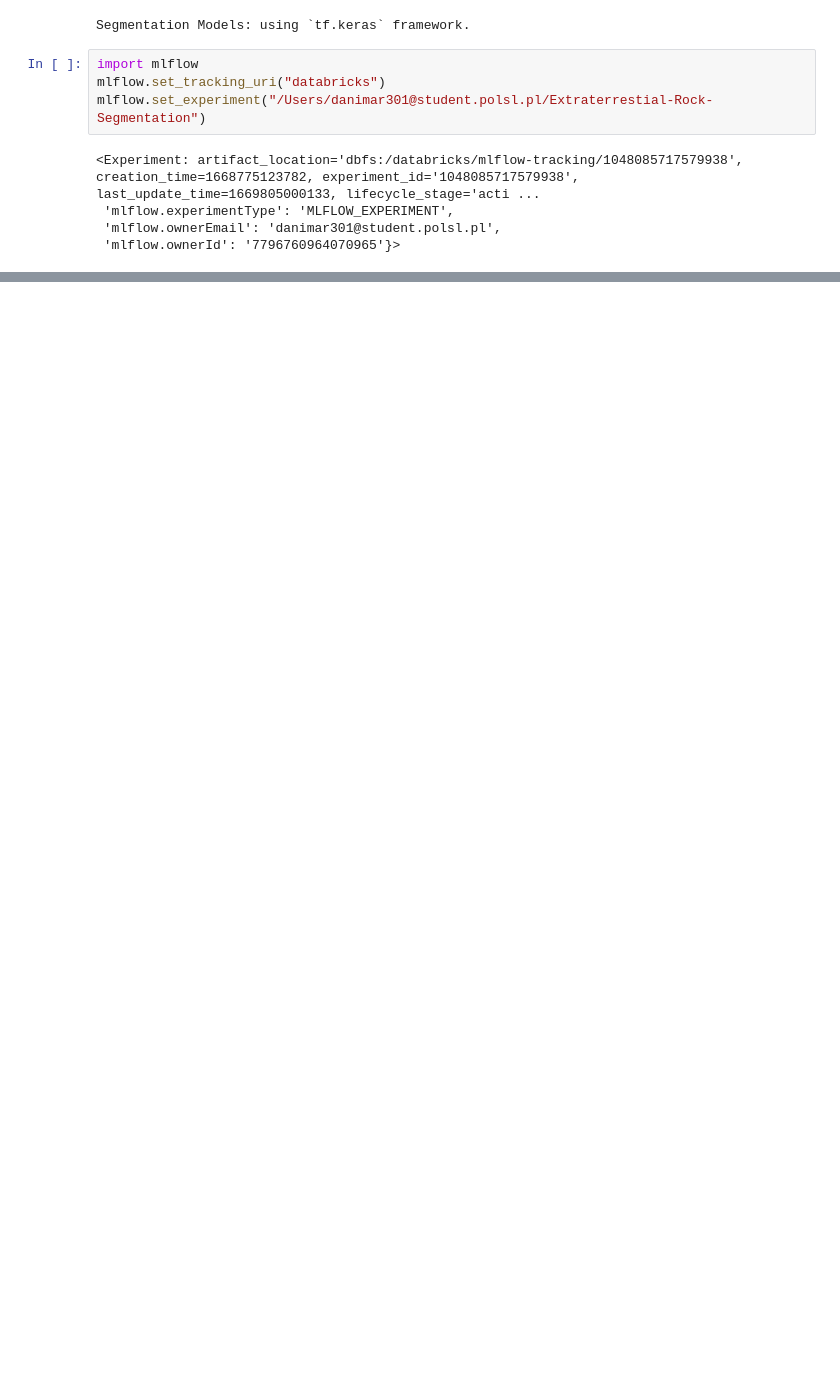
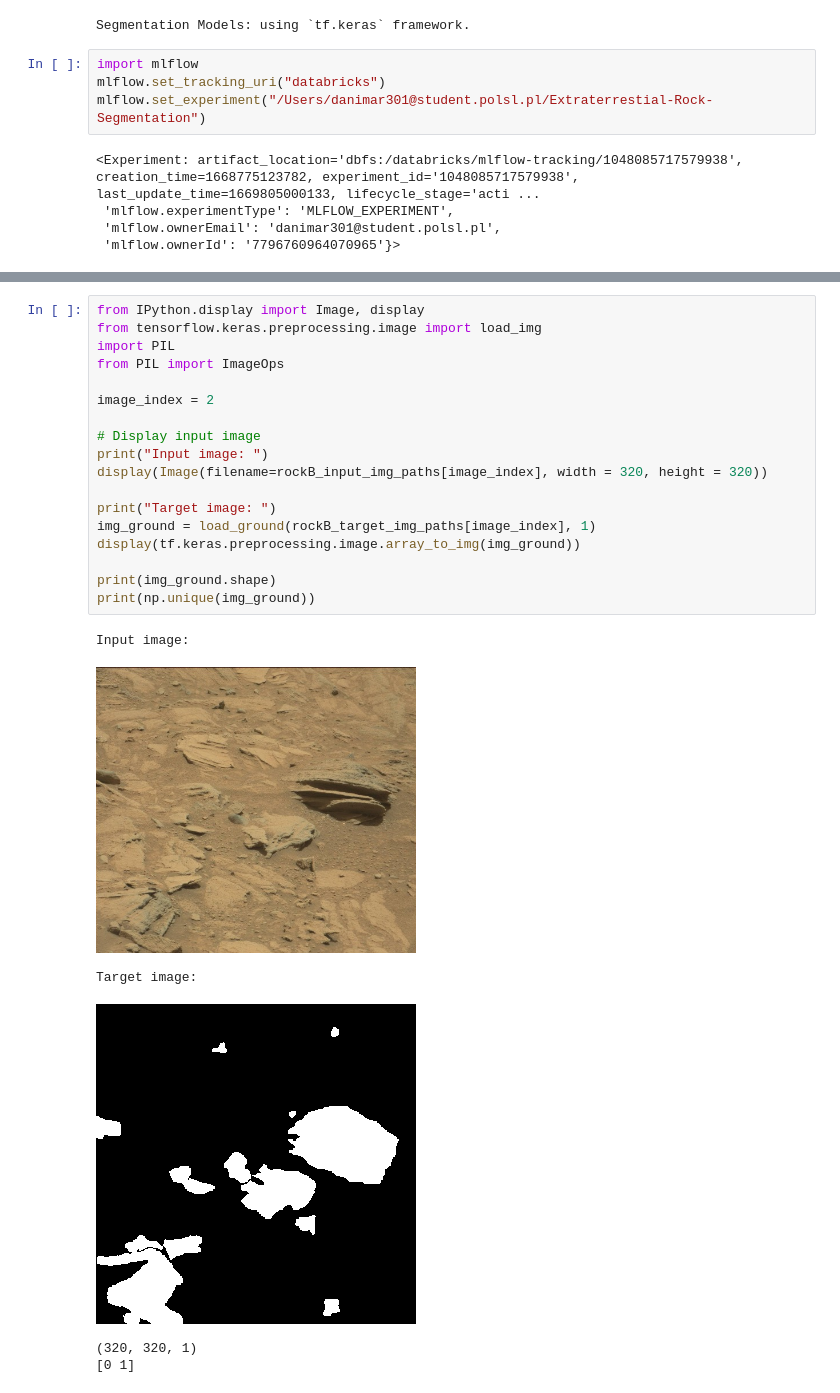
Before and after one commit to danielmarek22/Extraterrestial-Rock-Segmentation, a Jupyter notebook: Mars-Data-Exploration.ipynb, the cells around one changed output, grey strips where cells are left out. Saved outputs shown, nothing was run; the diff lists cells and outputs as text; blank space fills up the shorter version.

```diff
--- a/Mars-Data-Exploration.ipynb
+++ b/Mars-Data-Exploration.ipynb
@@ -115 +144,26 @@ Target image:
+# %%
+from IPython.display import Image, display
+from tensorflow.keras.preprocessing.image import load_img
+import PIL
+from PIL import ImageOps
+
+image_index = 2
+
+# Display input image
+print("Input image: ")
+display(Image(filename=rockB_input_img_paths[image_index], width = 320, height = 320))
+
+print("Target image: ")
+img_ground = load_ground(rockB_target_img_paths[image_index], 1)
+display(tf.keras.preprocessing.image.array_to_img(img_ground))
+
+print(img_ground.shape)
+print(np.unique(img_ground))
+# %% [output]
+Input image:
+[figure, added]
+Target image:
+[figure, added]
+(320, 320, 1)
+[0 1]
 # %%
```
Also changed, not shown: parts of 15 cells of this notebook, 4 other files.
